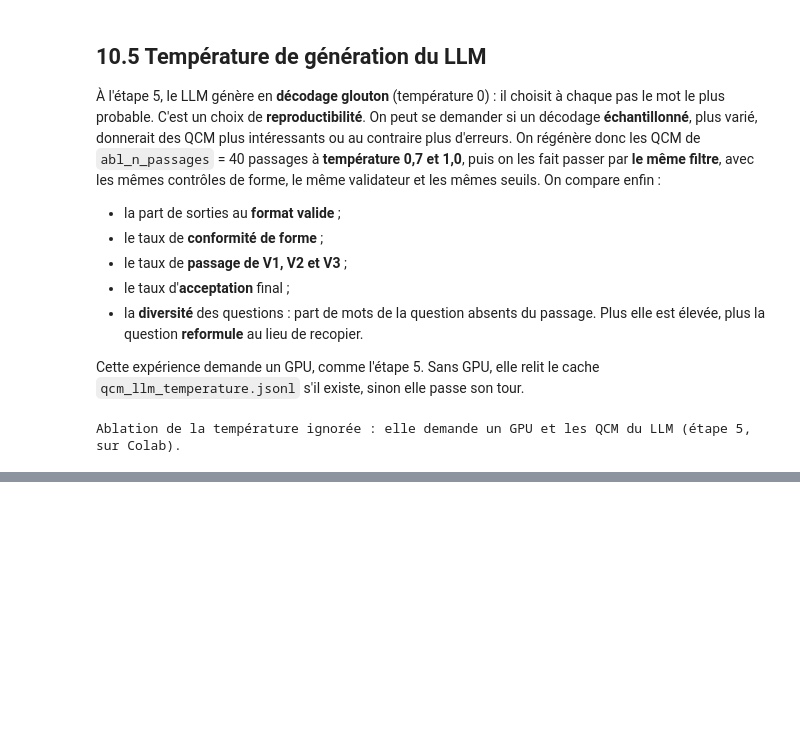
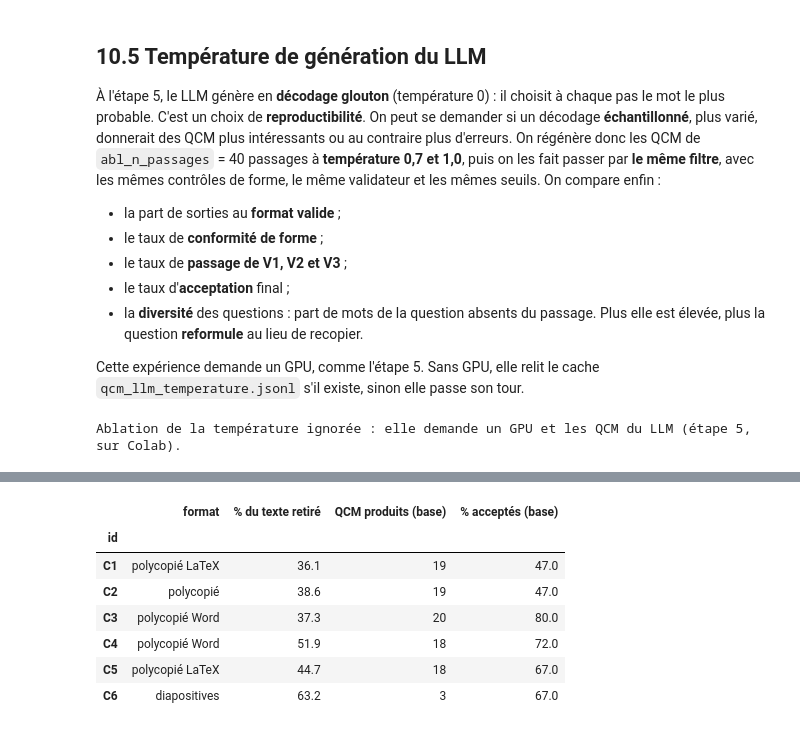
Before and after one commit to doaemalak/G-n-ration-de-QCM-avec-validation-automatique, a Jupyter notebook: notebooks/QCM_generation_validation.ipynb, the cells around one changed output, grey strips where cells are left out. Cells and saved outputs as stored; diff of their text form; code cells hidden in the pictures; blank space fills up the shorter version.

```diff
--- a/notebooks/QCM_generation_validation.ipynb
+++ b/notebooks/QCM_generation_validation.ipynb
@@ -2627,0 +2732,16 @@ Plusieurs mesures **attendent encore** soit les annotations humaines, soit un GP
+# %%
+par_cours = sources.set_index("id")[["format", "%_retire"]].rename(columns={"%_retire": "% du texte retiré"})
+for m in methodes:
+    g = df_filtre[df_filtre["methode"] == m]
+    par_cours[f"QCM produits ({m})"] = g.groupby("cours_id").size()
+    par_cours[f"% acceptés ({m})"] = (100 * g.groupby("cours_id")["accepte"].mean()).round(0)
+par_cours.fillna(0)
+# %% [output]
+|  | format | % du texte retiré | QCM produits (base) | % acceptés (base) |
+| id |  |  |  |  |
+| C1 | polycopié LaTeX | 36.1 | 19 | 47.0 |
+| C2 | polycopié | 38.6 | 19 | 47.0 |
+| C3 | polycopié Word | 37.3 | 20 | 80.0 |
+| C4 | polycopié Word | 51.9 | 18 | 72.0 |
+| C5 | polycopié LaTeX | 44.7 | 18 | 67.0 |
+| C6 | diapositives | 63.2 | 3 | 67.0 |
```
Also changed, not shown: parts of 18 cells of this notebook, 3 other files.
